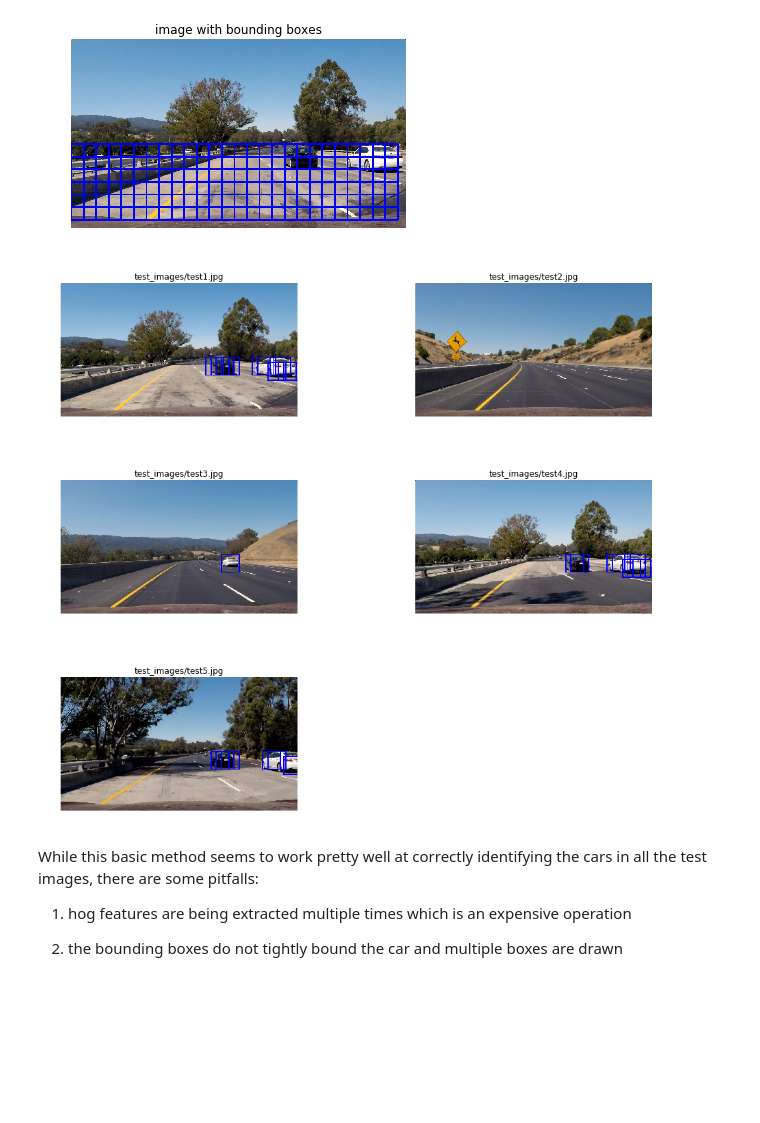
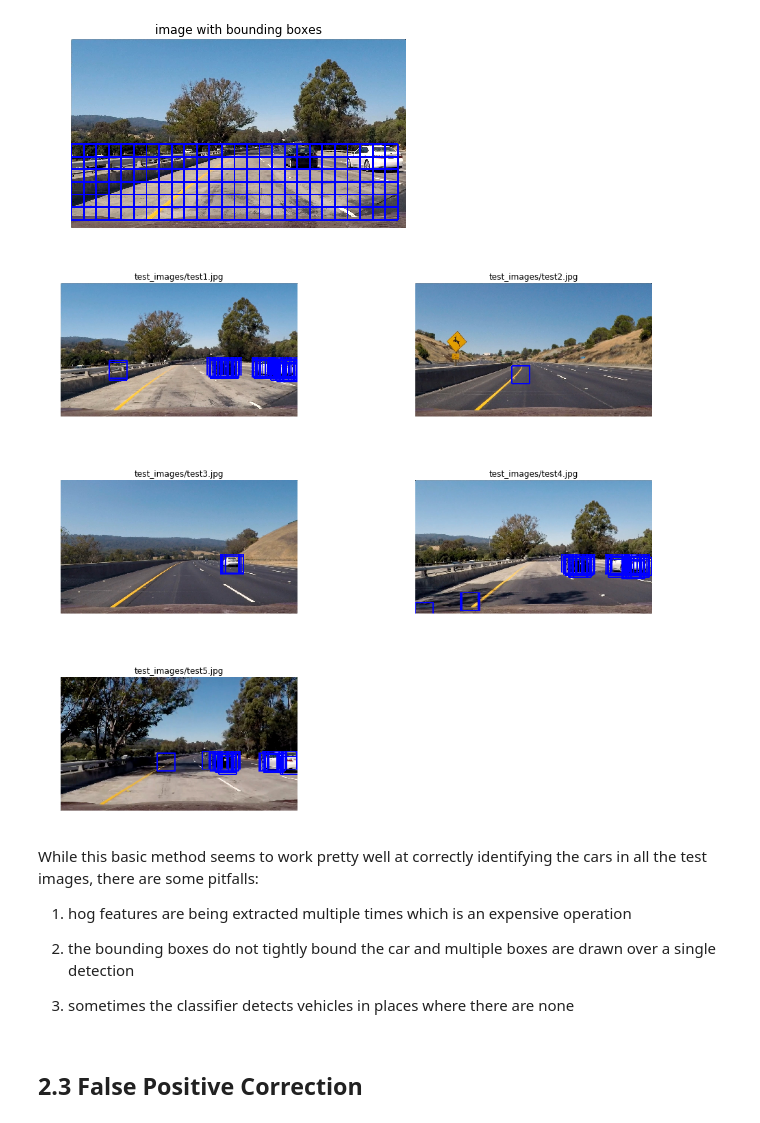
Before and after one commit to aditbiswas1/P5-Vehicle-Detection, a Jupyter notebook: Report.ipynb, the cells around one changed output. Drawn from its saved outputs; the diff is of its cells as text; code cells hidden in the pictures; blank space fills up the shorter version.

```diff
--- a/Report.ipynb
+++ b/Report.ipynb
@@ -453,23 +453,26 @@ def find_cars_basic(image,
 # %%
 import matplotlib.gridspec as gridspec
 
 test_images = glob.glob('test_images/*.jpg')
 figure = plt.figure(figsize=(15,12))
 gs = gridspec.GridSpec(3, 2, top=1., bottom=0., right=0.8, left=0., hspace=0.,
     wspace=0.5)
 
 for i,test_im in enumerate(test_images[:-1]):
     im = imread_rgb(test_im)
     ax = plt.subplot(gs[i])
-    show_im, hot = find_cars_basic(im, xy_window=(96,96), xy_overlap=(0.7, 0.7))
+    show_im, hot = find_cars_basic(im, xy_window=(96,96), xy_overlap=(0.9, 0.9))
     plt.imshow(show_im)
     ax.set_title(test_im)
     ax.axis('off')
 # %% [output]
-[figure, old version]
+[figure, new version]
 # %% [markdown]
 While this basic method seems to work pretty well at correctly identifying the cars in all the test images, there are some pitfalls:
 
 1. hog features are being extracted multiple times which is an expensive operation
 
-2. the bounding boxes do not tightly bound the car and multiple boxes are drawn
+2. the bounding boxes do not tightly bound the car and multiple boxes are drawn over a single detection
+3. sometimes the classifier detects vehicles in places where there are none
+# %% [markdown]
+## 2.3 False Positive Correction
```
Also changed, not shown: parts of 8 cells of this notebook.
